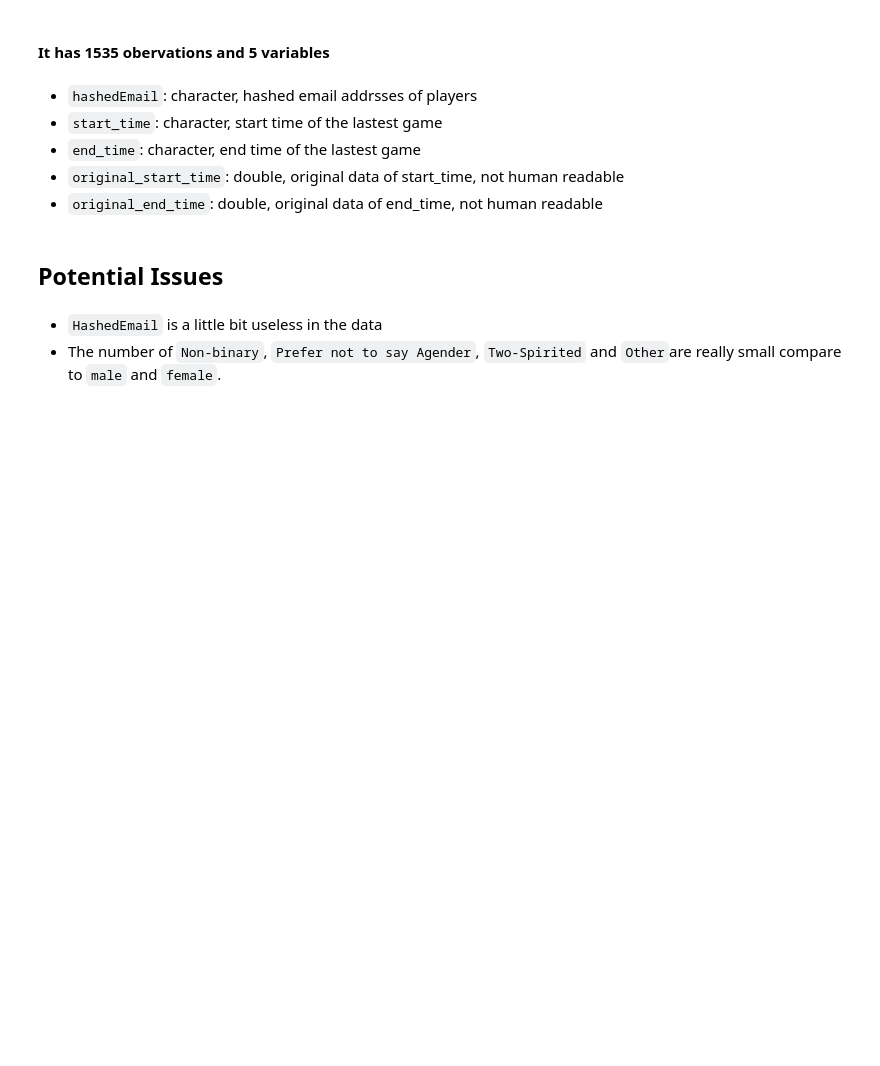
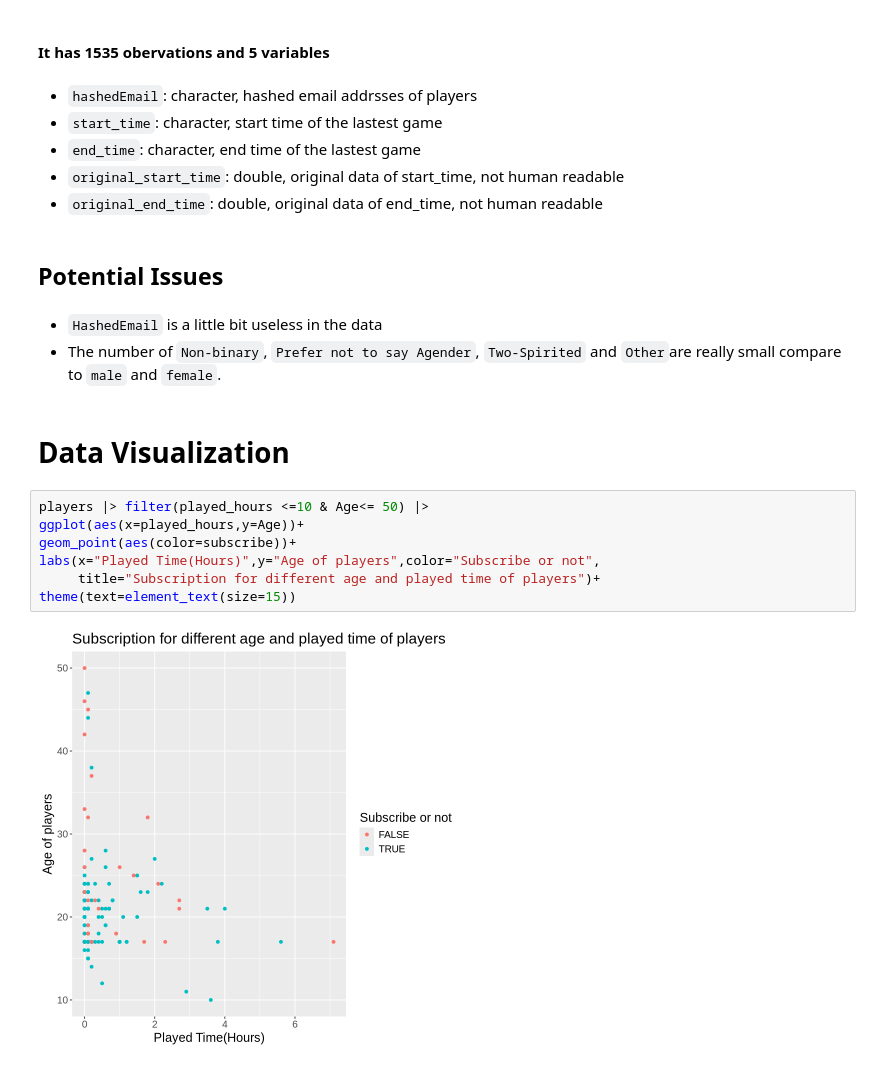
Before and after one commit to zyl200708-sketch/dsci-100-project-eric, a Jupyter notebook: Indiviodual Plan.ipynb, the cells around one changed output. Drawn from its saved outputs; the diff is of its cells as text; blank space fills up the shorter version.

Commit message:
Data Visualization
 added three visualizations into the individual plan.

```diff
--- a/Indiviodual Plan.ipynb
+++ b/Indiviodual Plan.ipynb
@@ -145,3 +145,14 @@ A tibble: 6 × 5
 # %% [markdown]
 + `HashedEmail` is a little bit useless in the data
 + The number of `Non-binary`, `Prefer not to say Agender`, `Two-Spirited` and `Other`are really small compare to `male` and `female`.
+# %% [markdown]
+# Data Visualization
+# %%
+players |> filter(played_hours <=10 & Age<= 50) |>
+ggplot(aes(x=played_hours,y=Age))+
+geom_point(aes(color=subscribe))+
+labs(x="Played Time(Hours)",y="Age of players",color="Subscribe or not",
+     title="Subscription for different age and played time of players")+
+theme(text=element_text(size=15))
+# %% [output]
+[figure, added]
```
Also changed, not shown: parts of 5 cells of this notebook.
